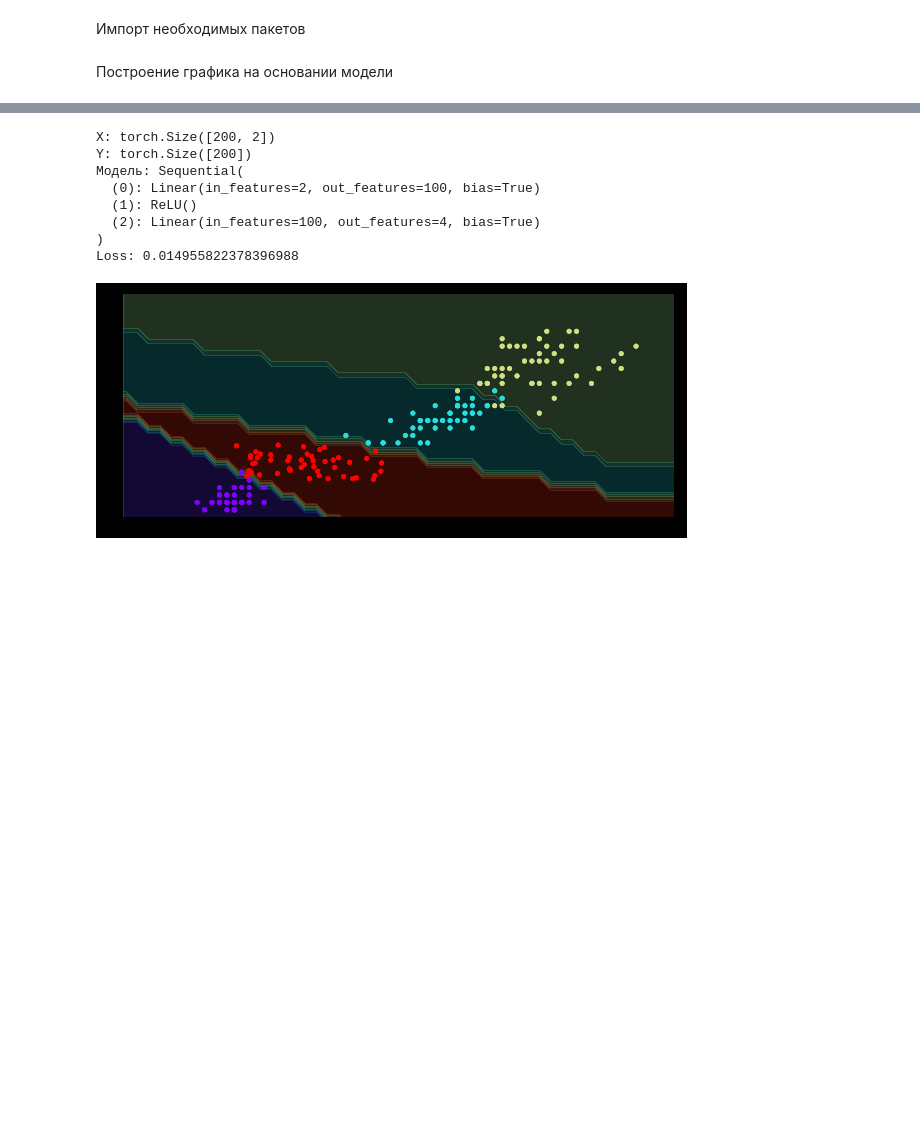
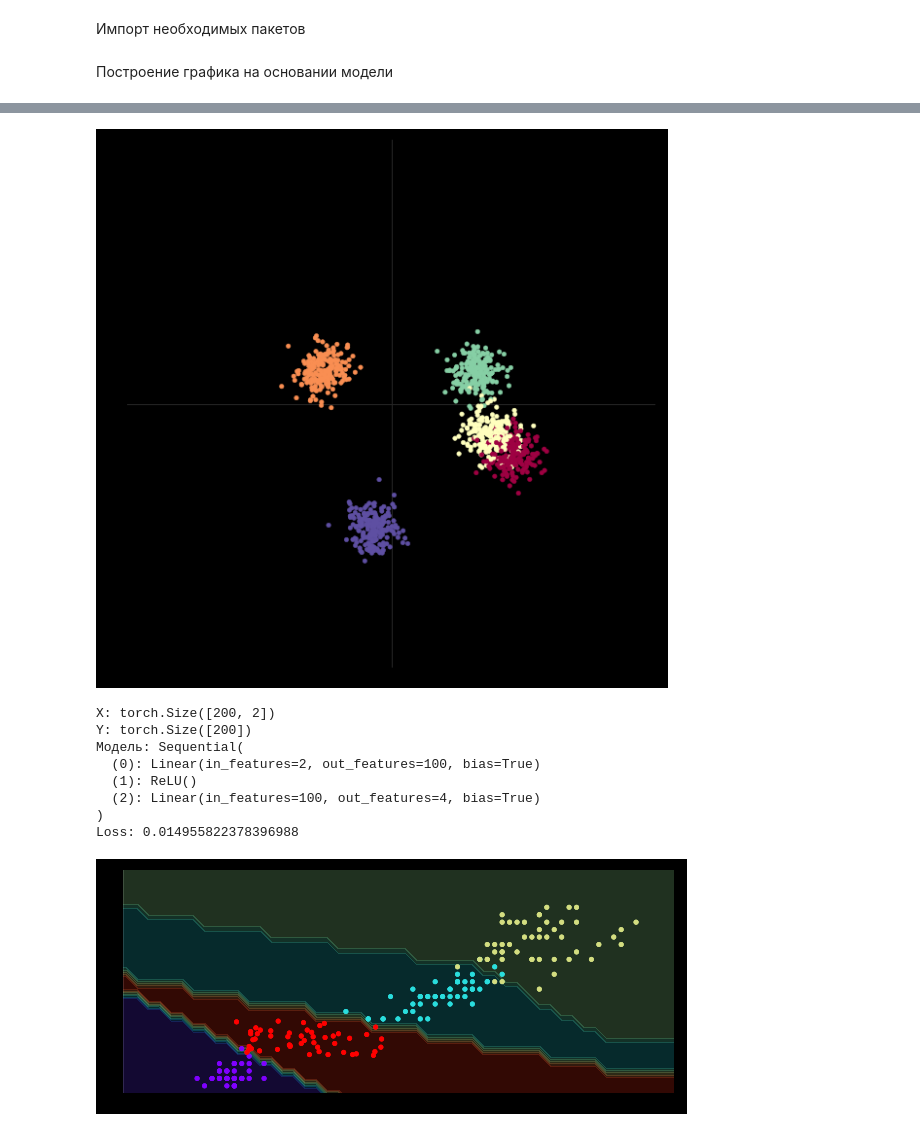
Before and after one commit to Oukey/M_L, a Jupyter notebook: myML1_4.ipynb, the cells around one changed output, grey strips where cells are left out. Saved outputs shown, nothing was run; the diff lists cells and outputs as text; code cells hidden in the pictures; blank space fills up the shorter version.

```diff
--- a/myML1_4.ipynb
+++ b/myML1_4.ipynb
@@ -333,12 +333,13 @@ def set_default(figsize=(10, 10)):
     plt.rc('figure', figsize=figsize)
 
 
+# def plot_data(X, y, d=0, auto=False, zoom=1):
 def plot_data(X, y, d=0, auto=False, zoom=1):
     X = X.cpu()
     y = y.cpu()
     plt.scatter(X.numpy()[:, 0], X.numpy()[:, 1], c=y, s=20, cmap=plt.cm.Spectral)
     plt.axis('square')
-    plt.axis(np.array((-1.1, 1.1, -1.1, 1.1)) * zoom)
+    plt.axis(np.array((-20, 20, -20, 20)) * zoom)
     if auto is True: plt.axis('equal')
     plt.axis('off')
 
@@ -426,3 +456,7 @@ model = []
+# %%
+plot_data(X, y)
+# %% [output]
+[figure, added]
 # %%
 import torch
 import numpy as np
```
Also changed, not shown: parts of 10 cells of this notebook.
